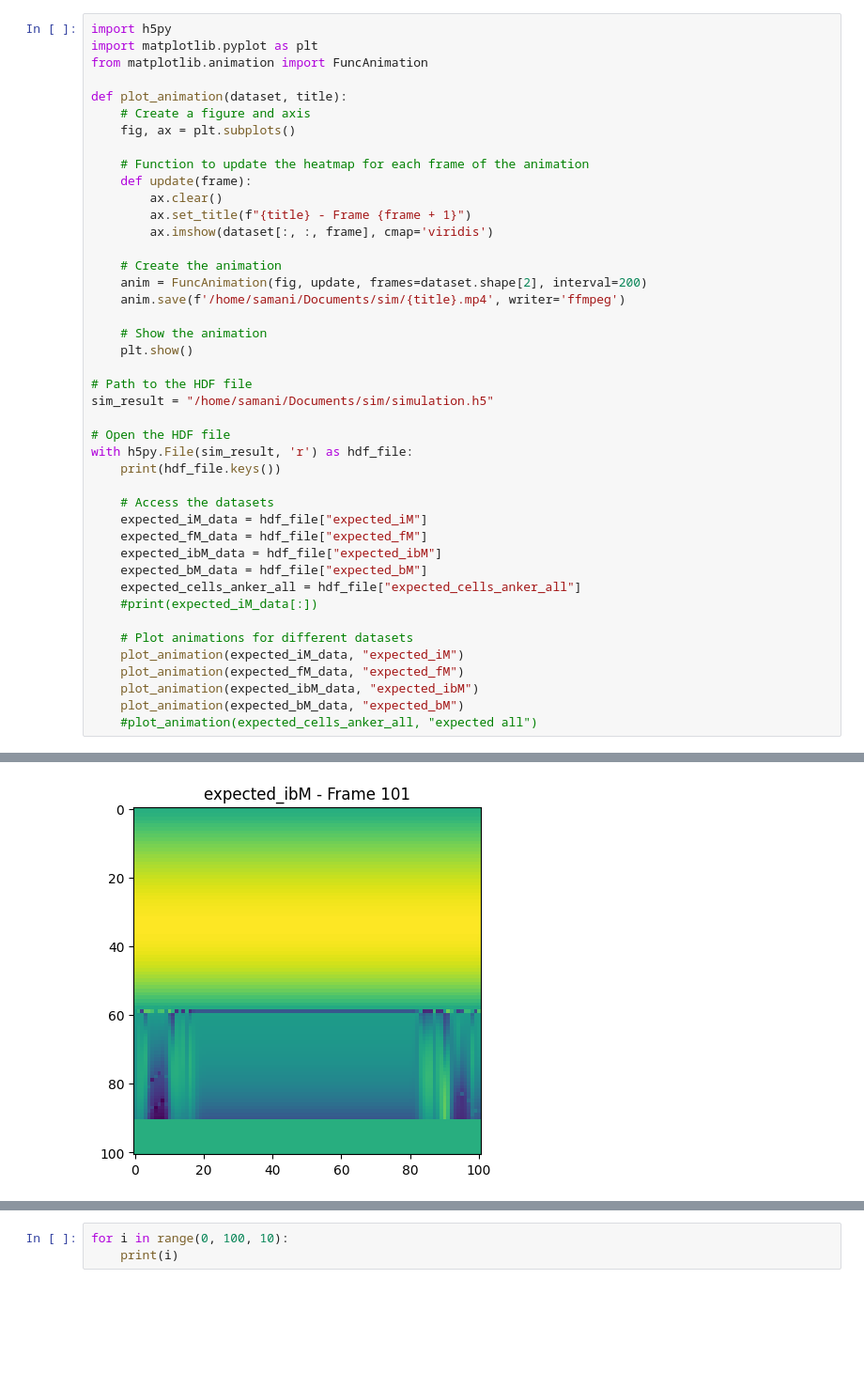
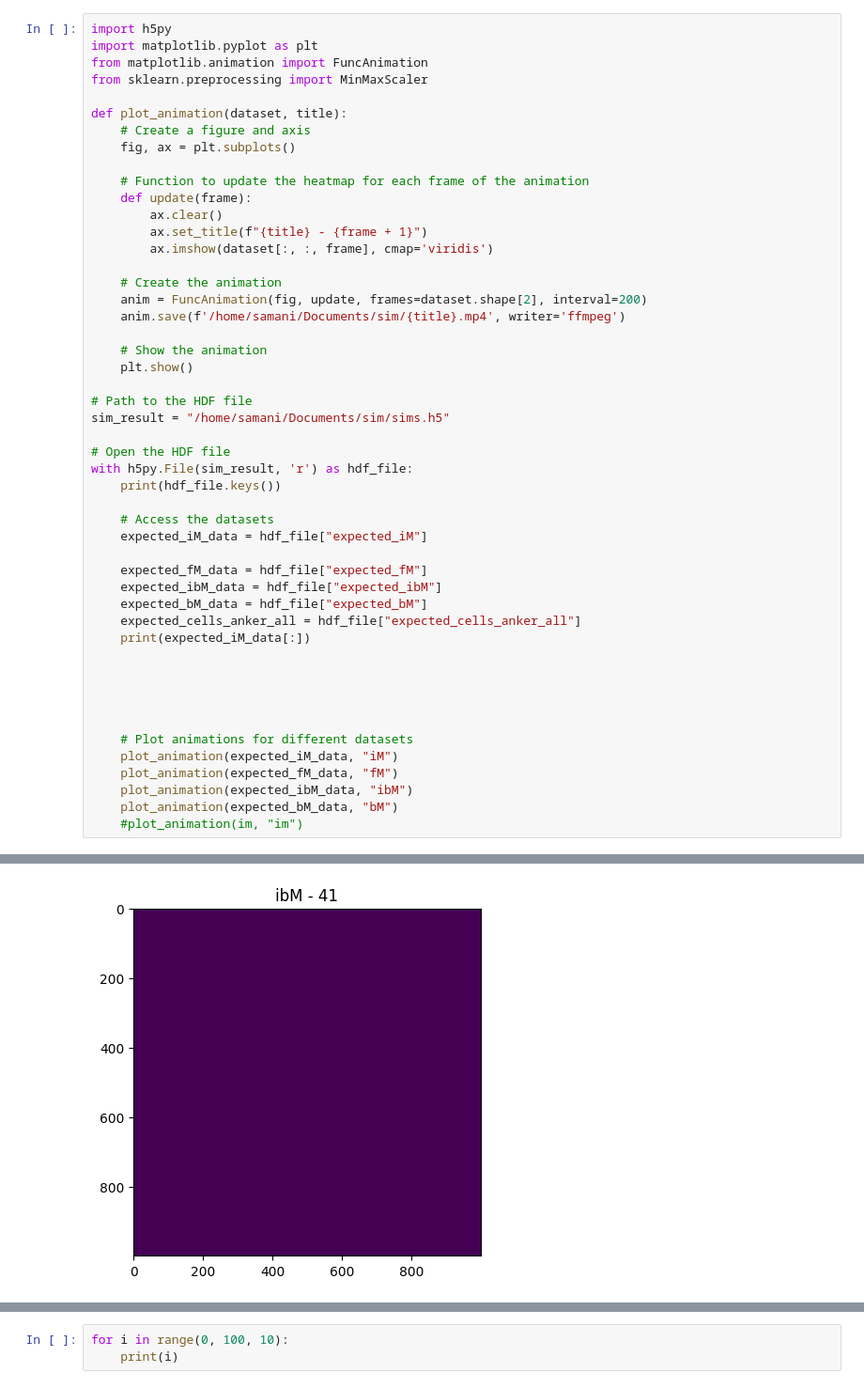
Before and after one commit to LoqmanSamani/grn-designer, a Jupyter notebook: Untitled.ipynb, the cells around one changed output, grey strips where cells are left out. Shown at 94% size. Drawn from its saved outputs; the diff is of its cells as text; blank space fills up the shorter version.

```diff
--- a/Untitled.ipynb
+++ b/Untitled.ipynb
@@ -2,6 +2,7 @@
 import h5py
 import matplotlib.pyplot as plt
 from matplotlib.animation import FuncAnimation
+from sklearn.preprocessing import MinMaxScaler
 
 def plot_animation(dataset, title):
     # Create a figure and axis
@@ -10,7 +11,7 @@ def plot_animation(dataset, title):
     # Function to update the heatmap for each frame of the animation
     def update(frame):
         ax.clear()
-        ax.set_title(f"{title} - Frame {frame + 1}")
+        ax.set_title(f"{title} - {frame + 1}")
         ax.imshow(dataset[:, :, frame], cmap='viridis')
 
     # Create the animation
@@ -21,7 +22,7 @@ def plot_animation(dataset, title):
     plt.show()
 
 # Path to the HDF file
-sim_result = "/home/samani/Documents/sim/simulation.h5"
+sim_result = "/home/samani/Documents/sim/sims.h5"
 
 # Open the HDF file
 with h5py.File(sim_result, 'r') as hdf_file:
@@ -29,17 +30,22 @@ with h5py.File(sim_result, 'r') as hdf_file:
 
     # Access the datasets
     expected_iM_data = hdf_file["expected_iM"]
+
     expected_fM_data = hdf_file["expected_fM"]
     expected_ibM_data = hdf_file["expected_ibM"]
     expected_bM_data = hdf_file["expected_bM"]
     expected_cells_anker_all = hdf_file["expected_cells_anker_all"]
-    #print(expected_iM_data[:])
+    print(expected_iM_data[:])
+
+
+
+
 
     # Plot animations for different datasets
-    plot_animation(expected_iM_data, "expected_iM")
-    plot_animation(expected_fM_data, "expected_fM")
-    plot_animation(expected_ibM_data, "expected_ibM")
-    plot_animation(expected_bM_data, "expected_bM")
-    #plot_animation(expected_cells_anker_all, "expected all")
+    plot_animation(expected_iM_data, "iM")
+    plot_animation(expected_fM_data, "fM")
+    plot_animation(expected_ibM_data, "ibM")
+    plot_animation(expected_bM_data, "bM")
+    #plot_animation(im, "im")
 # %% [output]
 <KeysViewHDF5 ['expected_bM', 'expected_cells_GFP_all', 'expected_cells_anker_all', 'expected_cells_iM_all', 'expected_cells_mCherry_all', 'expected_fM', 'expected_iM', 'expected_ibM']>
@@ -48 +70 @@ with h5py.File(sim_result, 'r') as hdf_file:
-[figure, old version]
+[figure, new version]
```
Also changed, not shown: parts of 10 cells of this notebook, 23 other files.
